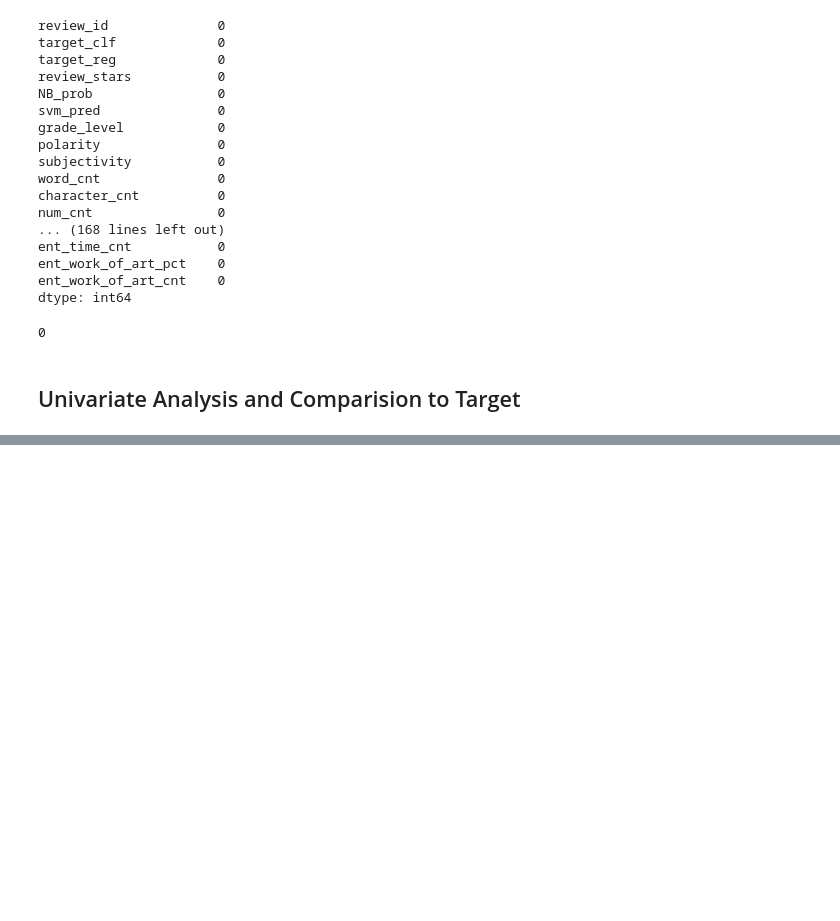
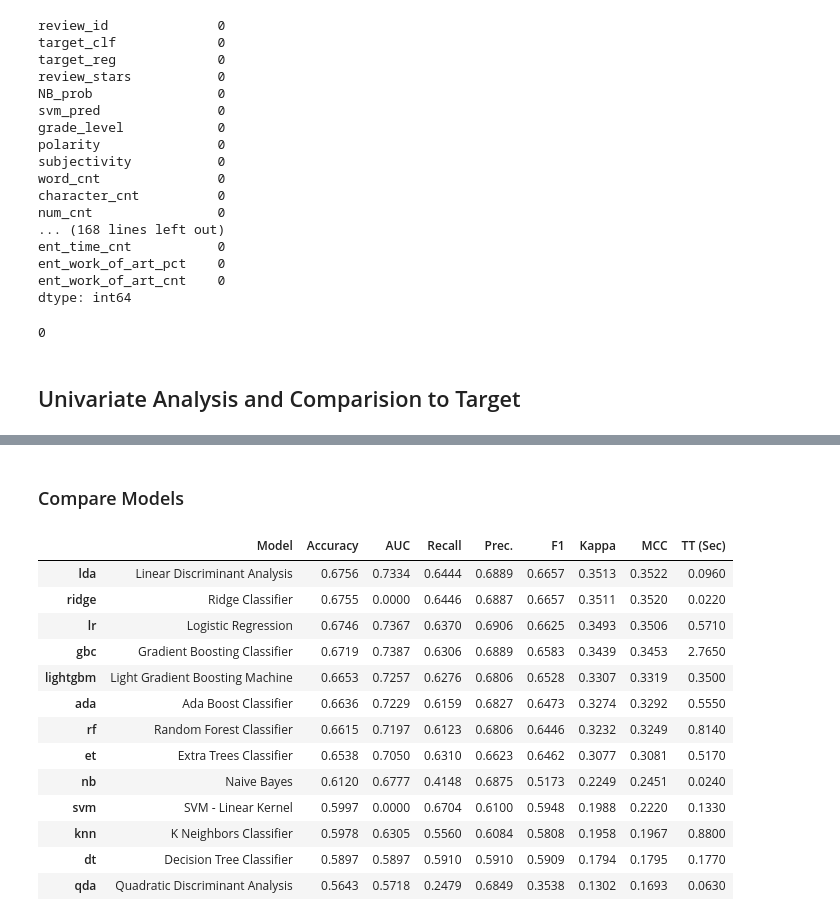
Before and after one commit to jeffjohannsen/Predicting_Yelp_Review_Quality, a Jupyter notebook: notebooks/3.2_Processed_Text_EDA_AutoML.ipynb, the cells around one changed output, grey strips where cells are left out. Drawn from its saved outputs; the diff is of its cells as text; code cells hidden in the pictures; blank space fills up the shorter version.

```diff
--- a/notebooks/3.2_Processed_Text_EDA_AutoML.ipynb
+++ b/notebooks/3.2_Processed_Text_EDA_AutoML.ipynb
@@ -323,0 +385,19 @@ def compare_feature_target(df, feature_name):
+# %% [markdown]
+### Compare Models
+# %%
+top_models = compare_models(n_select = 3)
+# %% [output]
+|  | Model | Accuracy | AUC | Recall | Prec. | F1 | Kappa | MCC | TT (Sec) |
+| lda | Linear Discriminant Analysis | 0.6756 | 0.7334 | 0.6444 | 0.6889 | 0.6657 | 0.3513 | 0.3522 | 0.0960 |
+| ridge | Ridge Classifier | 0.6755 | 0.0000 | 0.6446 | 0.6887 | 0.6657 | 0.3511 | 0.3520 | 0.0220 |
+| lr | Logistic Regression | 0.6746 | 0.7367 | 0.6370 | 0.6906 | 0.6625 | 0.3493 | 0.3506 | 0.5710 |
+| gbc | Gradient Boosting Classifier | 0.6719 | 0.7387 | 0.6306 | 0.6889 | 0.6583 | 0.3439 | 0.3453 | 2.7650 |
+| lightgbm | Light Gradient Boosting Machine | 0.6653 | 0.7257 | 0.6276 | 0.6806 | 0.6528 | 0.3307 | 0.3319 | 0.3500 |
+| ada | Ada Boost Classifier | 0.6636 | 0.7229 | 0.6159 | 0.6827 | 0.6473 | 0.3274 | 0.3292 | 0.5550 |
+| rf | Random Forest Classifier | 0.6615 | 0.7197 | 0.6123 | 0.6806 | 0.6446 | 0.3232 | 0.3249 | 0.8140 |
+| et | Extra Trees Classifier | 0.6538 | 0.7050 | 0.6310 | 0.6623 | 0.6462 | 0.3077 | 0.3081 | 0.5170 |
+| nb | Naive Bayes | 0.6120 | 0.6777 | 0.4148 | 0.6875 | 0.5173 | 0.2249 | 0.2451 | 0.0240 |
+| svm | SVM - Linear Kernel | 0.5997 | 0.0000 | 0.6704 | 0.6100 | 0.5948 | 0.1988 | 0.2220 | 0.1330 |
+| knn | K Neighbors Classifier | 0.5978 | 0.6305 | 0.5560 | 0.6084 | 0.5808 | 0.1958 | 0.1967 | 0.8800 |
+| dt | Decision Tree Classifier | 0.5897 | 0.5897 | 0.5910 | 0.5910 | 0.5909 | 0.1794 | 0.1795 | 0.1770 |
+| qda | Quadratic Discriminant Analysis | 0.5643 | 0.5718 | 0.2479 | 0.6849 | 0.3538 | 0.1302 | 0.1693 | 0.0630 |
```
Also changed, not shown: parts of 18 cells of this notebook, 1 other file.
